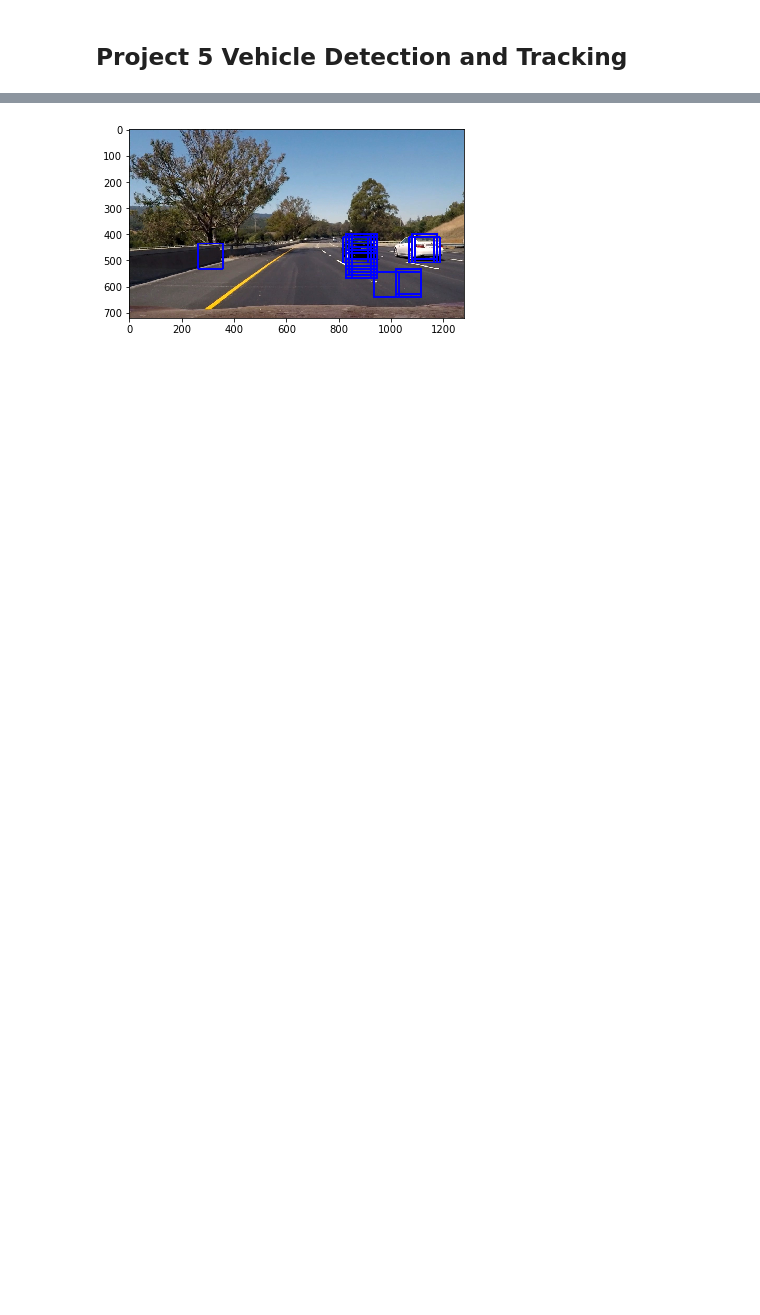
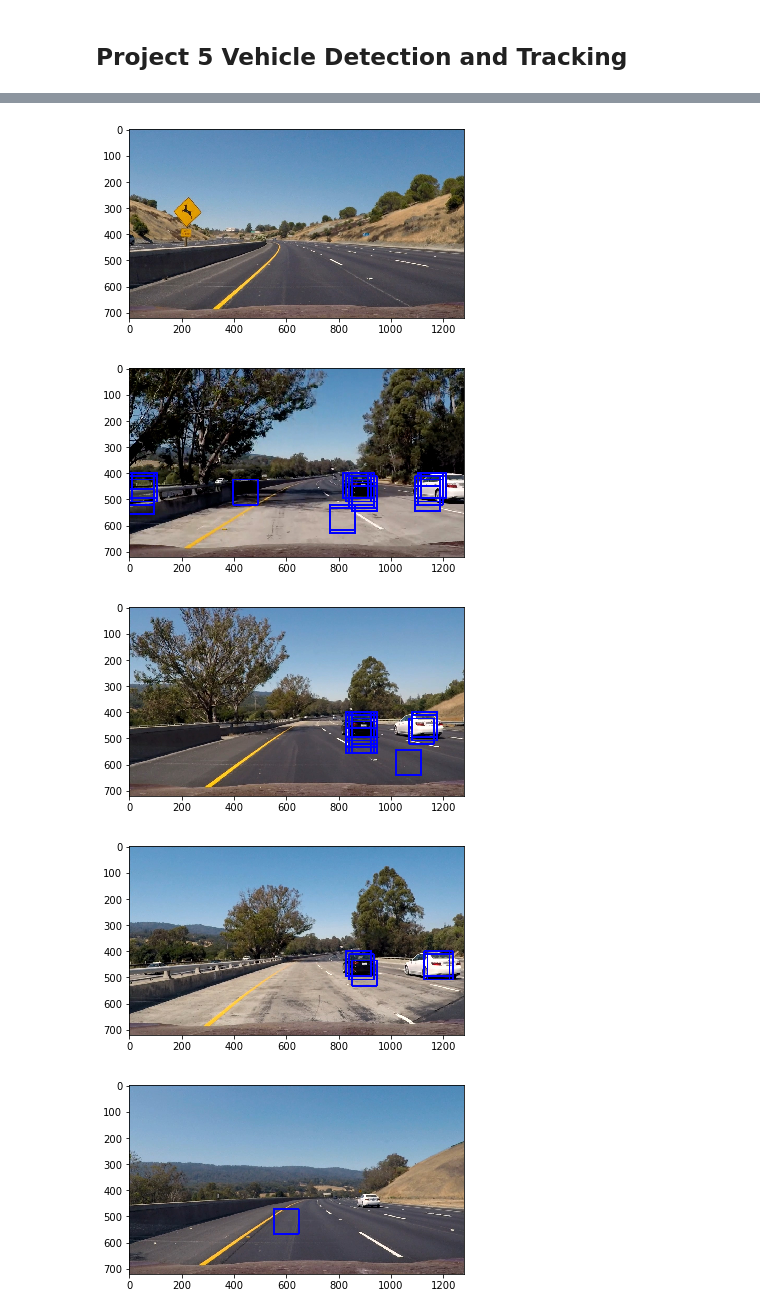
Before and after one commit to sunpochin/carnd-vehicle-detection-p5, a Jupyter notebook: pipeline-veh-detect.ipynb, the cells around one changed output, grey strips where cells are left out. Saved outputs shown, nothing was run; the diff lists cells and outputs as text; code cells hidden in the pictures; blank space fills up the shorter version.

```diff
--- a/pipeline-veh-detect.ipynb
+++ b/pipeline-veh-detect.ipynb
@@ -22,7 +17,8 @@ color_space = 'HLS'
 
 orient = 9  # HOG orientations
 
-pix_per_cell = 8 # HOG pixels per cell
+#pix_per_cell = 8 # HOG pixels per cell
+# making it 4 to have more rect in find_cars
 pix_per_cell = 4 # HOG pixels per cell
 
 cell_per_block = 2 # HOG cells per block
@@ -38,3 +34,6 @@ spatial_feat = True # Spatial features on or off
 hist_feat = True # Histogram features on or off
 hog_feat = True # HOG features on or off
 y_start_stop = [None, None] # Min and max in y to search in slide_window()
+
+# global variables:
+X_scaler = None
@@ -175,0 +156,16 @@ elapsed_time :  14.29987359046936
+# %%
+from pathlib import Path
+
+clf_file = Path("save/clf.pickle")
+scaler_file = Path("save/x_scaler.pickle")
+if clf_file.is_file() & scaler_file.is_file():
+    print(my_file,  "exist! Don't train classifier, just load it.")
+    with open('save/clf.pickle', 'rb') as f:
+        clf2 = pickle.load(f)
+        print(clf2)
+    with open('save/x_scaler.pickle', 'rb') as f:
+        global X_scaler
+        X_scaler = pickle.load(f)
+else:
+    print(my_file,  "One or more model files not exist, start training classifier...")
+    clf2 = train_classifier()
@@ -302,12 +319,15 @@ ystart = 400
 ystop = 656
 scale = 1.5
 
-img = mpimg.imread('test_images/test6.jpg')
-out_img, rect = find_cars(img, ystart, ystop, scale, svc, X_scaler, orient,
-                          pix_per_cell, cell_per_block, spatial_size, hist_bins)
 
-plt.imshow(out_img)
+filenames = glob.glob('test_images/*.jpg')
+print('images : ', filenames)
+for filename in filenames:
+    img = mpimg.imread(filename)
+    out_img, rect = find_cars(img, ystart, ystop, scale, clf2, X_scaler, orient,
+                              pix_per_cell, cell_per_block, spatial_size, hist_bins)
 
-
+    plt.imshow(out_img)
+    plt.show()
 print('cell passed.')
 # %% [output]
@@ -317 +337,5 @@ cell passed.
-[figure, old version]
+[figure, new version]
+[figure, added]
+[figure, added]
+[figure, added]
+[figure, added]
```
Also changed, not shown: parts of 11 cells of this notebook, 2 other files.
